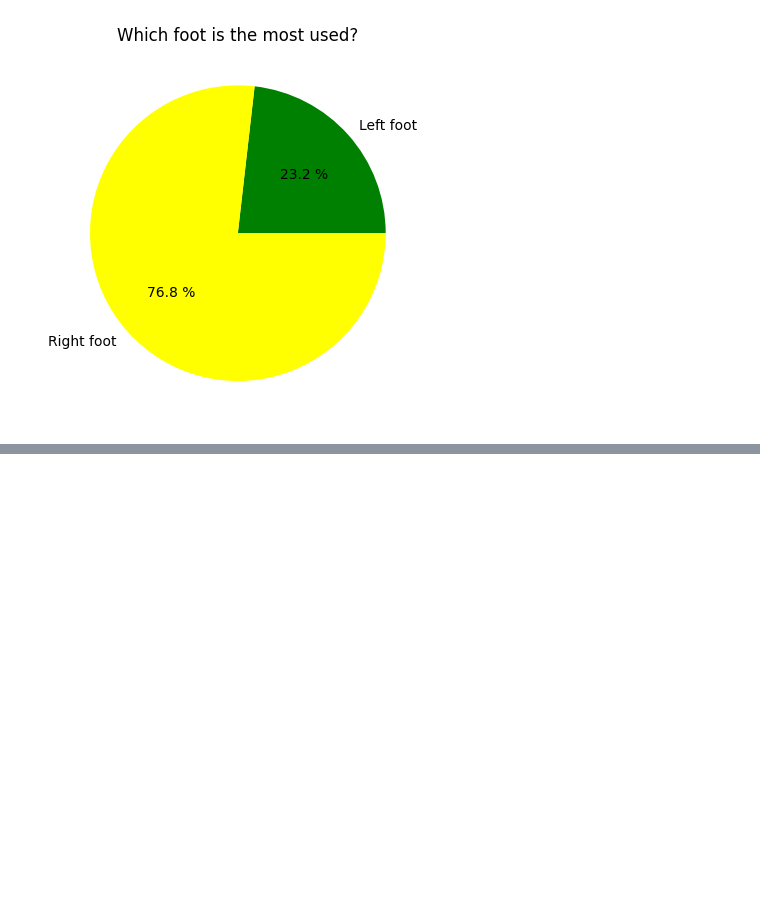
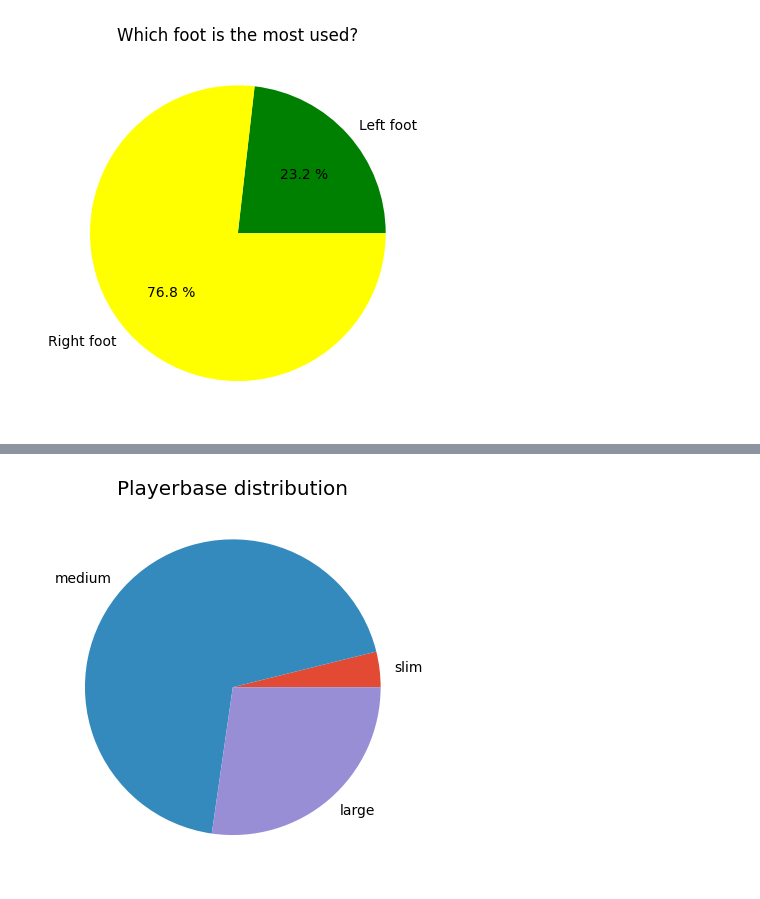
Before and after one commit to Braxion06/learn_matplotlib, a Jupyter notebook: learn_matplotlib_p2.ipynb, the cells around one changed output, grey strips where cells are left out. Saved outputs shown, nothing was run; the diff lists cells and outputs as text; code cells hidden in the pictures; blank space fills up the shorter version.

```diff
--- a/learn_matplotlib_p2.ipynb
+++ b/learn_matplotlib_p2.ipynb
@@ -306,0 +368,9 @@ plt.show()
+# %%
+plt.style.use('ggplot')
+weights = [slim_players, medium_players, large_layers]
+labels = ['slim', 'medium', 'large']
+plt.pie(weights, labels=labels)
+plt.title('Playerbase distribution')
+plt.show()
+# %% [output]
+[figure, added]
```
Also changed, not shown: parts of 21 cells of this notebook.
